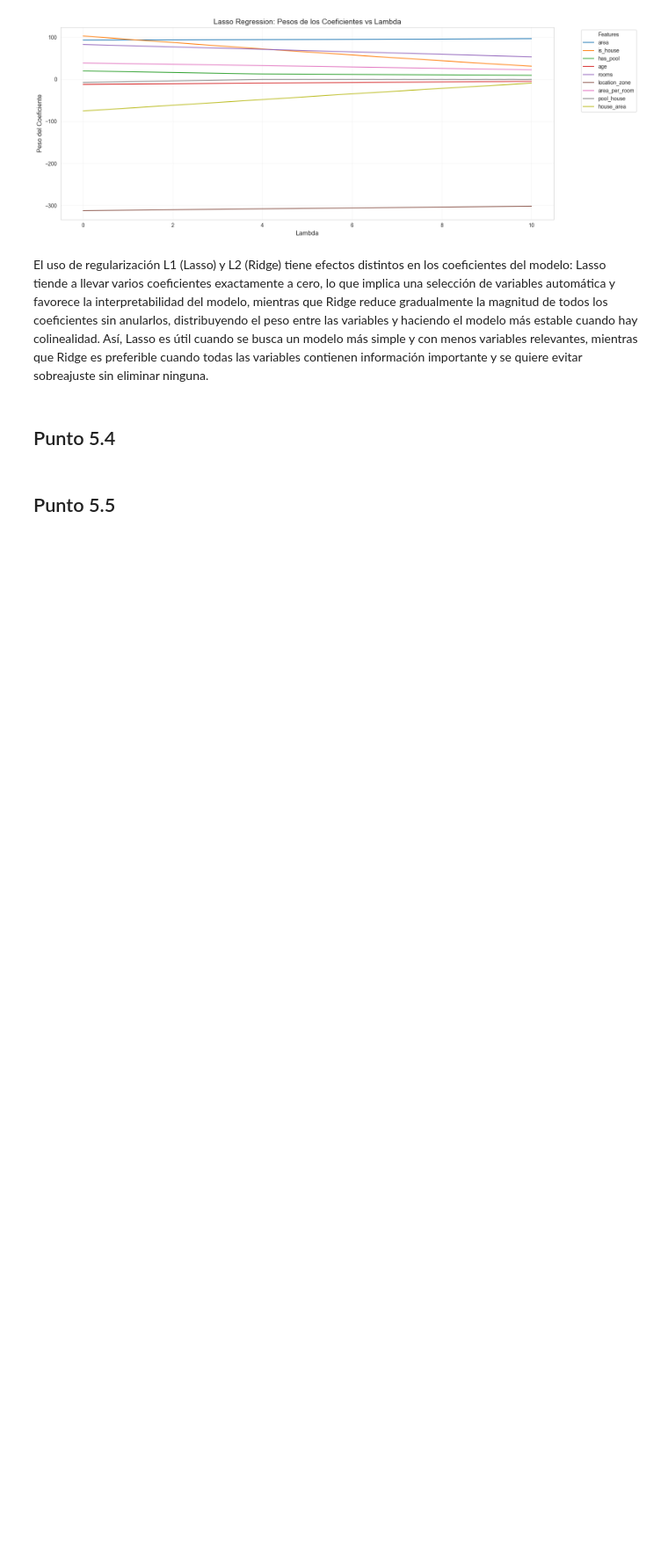
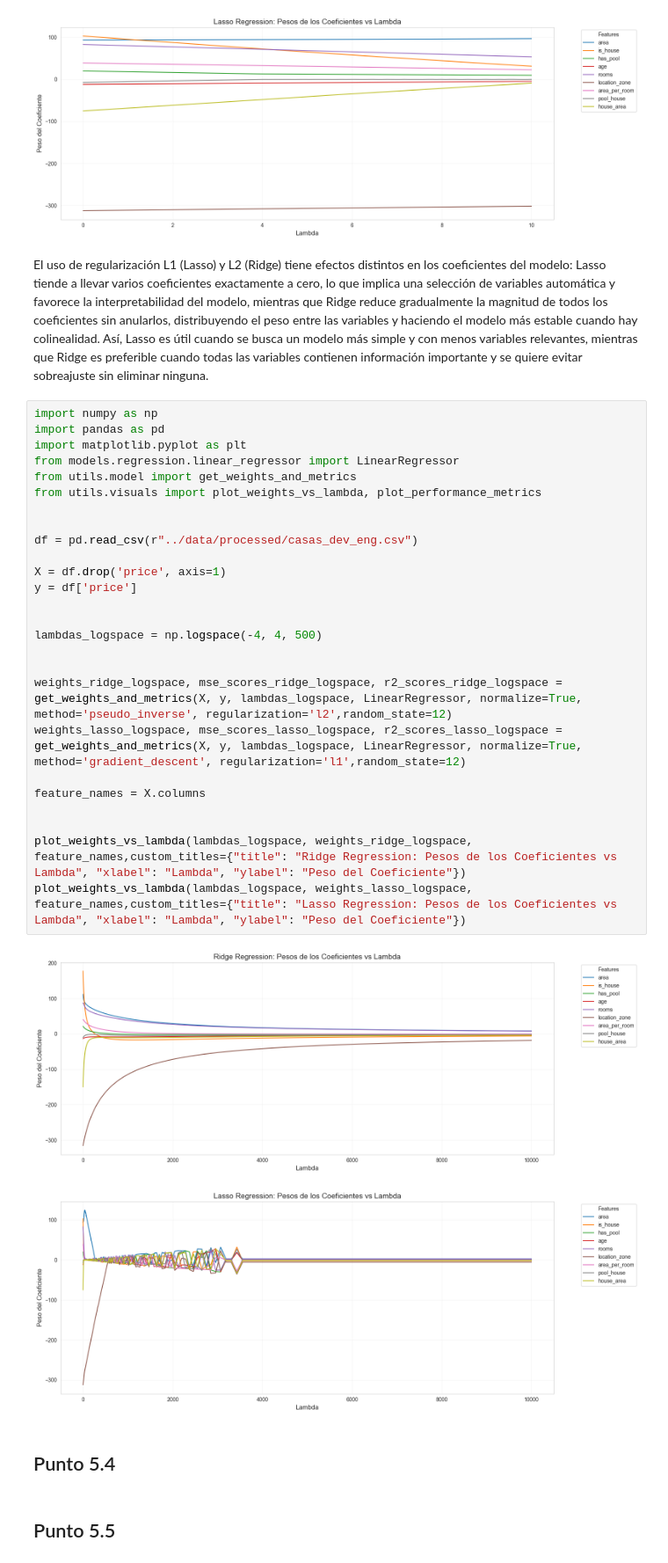
Before and after one commit to frizynn/tp1-machine-learning, a Jupyter notebook: src/Entrega_Tp1.ipynb, the cells around one changed output. Shown at 88% size. Drawn from its saved outputs; the diff is of its cells as text; blank space fills up the shorter version.

```diff
--- a/src/Entrega_Tp1.ipynb
+++ b/src/Entrega_Tp1.ipynb
@@ -1051,6 +1053,35 @@ plot_weights_vs_lambda(lambdas, weights_lasso, feature_names,custom_titles={"tit
 [figure]
 # %% [markdown]
 El uso de regularización L1 (Lasso) y L2 (Ridge) tiene efectos distintos en los coeficientes del modelo: Lasso tiende a llevar varios coeficientes exactamente a cero, lo que implica una selección de variables automática y favorece la interpretabilidad del modelo, mientras que Ridge reduce gradualmente la magnitud de todos los coeficientes sin anularlos, distribuyendo el peso entre las variables y haciendo el modelo más estable cuando hay colinealidad. Así, Lasso es útil cuando se busca un modelo más simple y con menos variables relevantes, mientras que Ridge es preferible cuando todas las variables contienen información importante y se quiere evitar sobreajuste sin eliminar ninguna.
+# %%
+import numpy as np
+import pandas as pd
+import matplotlib.pyplot as plt
+from models.regression.linear_regressor import LinearRegressor
+from utils.model import get_weights_and_metrics
+from utils.visuals import plot_weights_vs_lambda, plot_performance_metrics
+
+
+df = pd.read_csv(r"../data/processed/casas_dev_eng.csv")
+
+X = df.drop('price', axis=1)
+y = df['price']
+
+
+lambdas_logspace = np.logspace(-4, 4, 500)
+
+
+weights_ridge_logspace, mse_scores_ridge_logspace, r2_scores_ridge_logspace = get_weights_and_metrics(X, y, lambdas_logspace, LinearRegressor, normalize=True, method='pseudo_inverse', regularization='l2',random_state=12)
+weights_lasso_logspace, mse_scores_lasso_logspace, r2_scores_lasso_logspace = get_weights_and_metrics(X, y, lambdas_logspace, LinearRegressor, normalize=True, method='gradient_descent', regularization='l1',random_state=12)
+
+feature_names = X.columns
+
+
+plot_weights_vs_lambda(lambdas_logspace, weights_ridge_logspace, feature_names,custom_titles={"title": "Ridge Regression: Pesos de los Coeficientes vs Lambda", "xlabel": "Lambda", "ylabel": "Peso del Coeficiente"})
+plot_weights_vs_lambda(lambdas_logspace, weights_lasso_logspace, feature_names,custom_titles={"title": "Lasso Regression: Pesos de los Coeficientes vs Lambda", "xlabel": "Lambda", "ylabel": "Peso del Coeficiente"})
+# %% [output]
+[figure, added]
+[figure, added]
 # %% [markdown]
 ## Punto 5.4
 # %% [markdown]
```
Also changed, not shown: parts of 11 cells of this notebook, 1 other file.
